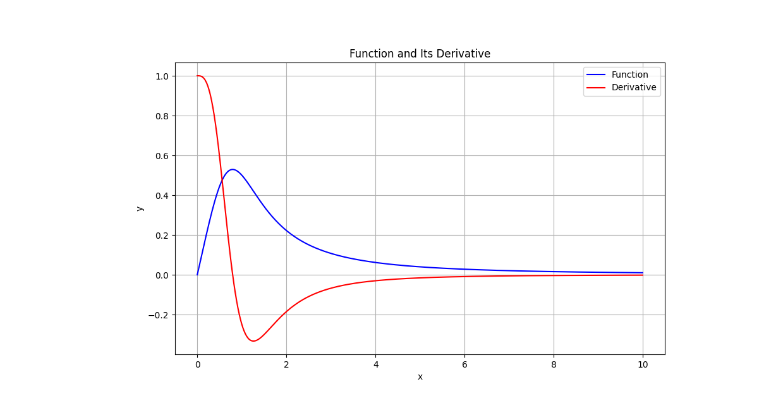
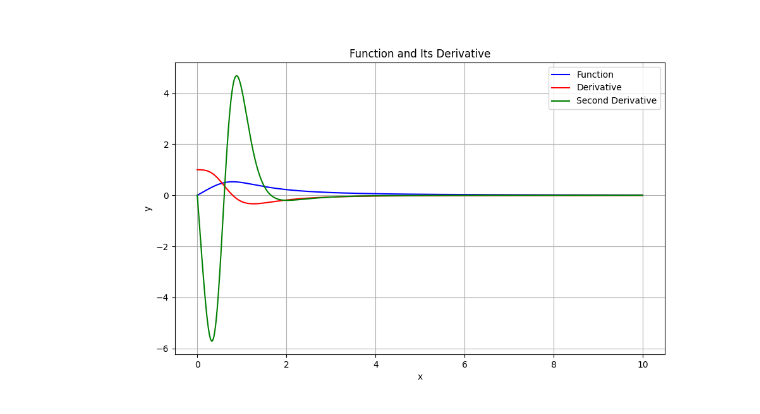
Before and after one commit to canne16/comp_math, a Jupyter notebook: Python/Plotter/plot.ipynb, the cells around one changed output. Cells and saved outputs as stored; diff of their text form; code cells hidden in the pictures.

```diff
--- a/Python/Plotter/plot.ipynb
+++ b/Python/Plotter/plot.ipynb
@@ -17,34 +17,39 @@ def read_csv(filename):
             x.append(float(row[0]))
             y.append(float(row[1]))
     return x, y
 
-def plot_functions(x1, y1, x2, y2, labels, title):
+def plot_functions(x1, y1, x2, y2, x3, y3, labels, title):
     """
-    Plots two functions on the same graph.
+    Plots three functions on the same graph.
     """
     plt.figure(figsize=(10, 6))
     plt.plot(x1, y1, label=labels[0], color='blue')
     plt.plot(x2, y2, label=labels[1], color='red')
+    plt.plot(x3, y3, label=labels[2], color='green')
     plt.xlabel('x')
     plt.ylabel('y')
     plt.title(title)
     plt.legend()
     plt.grid(True)
     plt.show()
 
 if __name__ == "__main__":
     # Read data from CSV files
     data_dir = "../../Cpp/compmath/export_data/"
 
     x_func, y_func = read_csv(data_dir + "function.csv")
     x_der, y_der = read_csv(data_dir + "derivative.csv")
+    x_sec_der, y_sec_der = read_csv(data_dir + "sec_der.csv")
+    x_true_der, y_true_der = read_csv(data_dir + "true_der.csv")
+    x_true_sec_der, y_true_sec_der = read_csv(data_dir + "true_sec_der.csv")
 
     # Plot the functions
     plot_functions(
         x_func, y_func,
         x_der, y_der,
-        labels=["Function", "Derivative"],
+        x_sec_der, y_sec_der,
+        labels=["Function", "Derivative", "Second Derivative"],
         title="Function and Its Derivative"
     )
 # %% [output]
-[figure, old version]
+[figure, new version]
```
Also changed, not shown: parts of 3 cells of this notebook, 2 other files.
